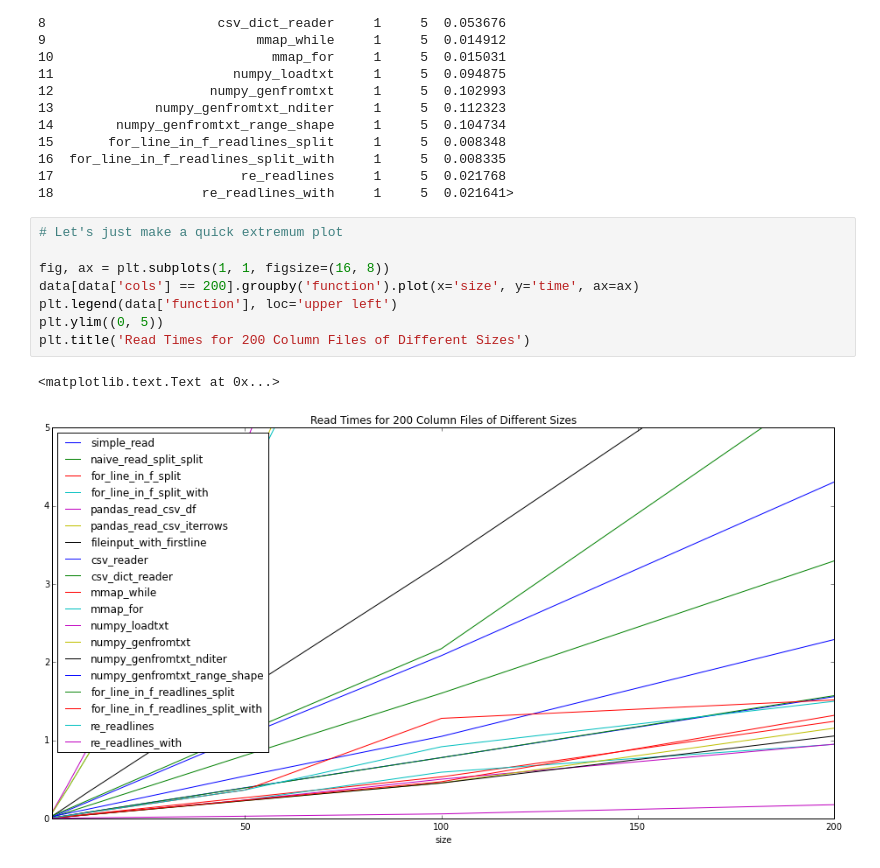
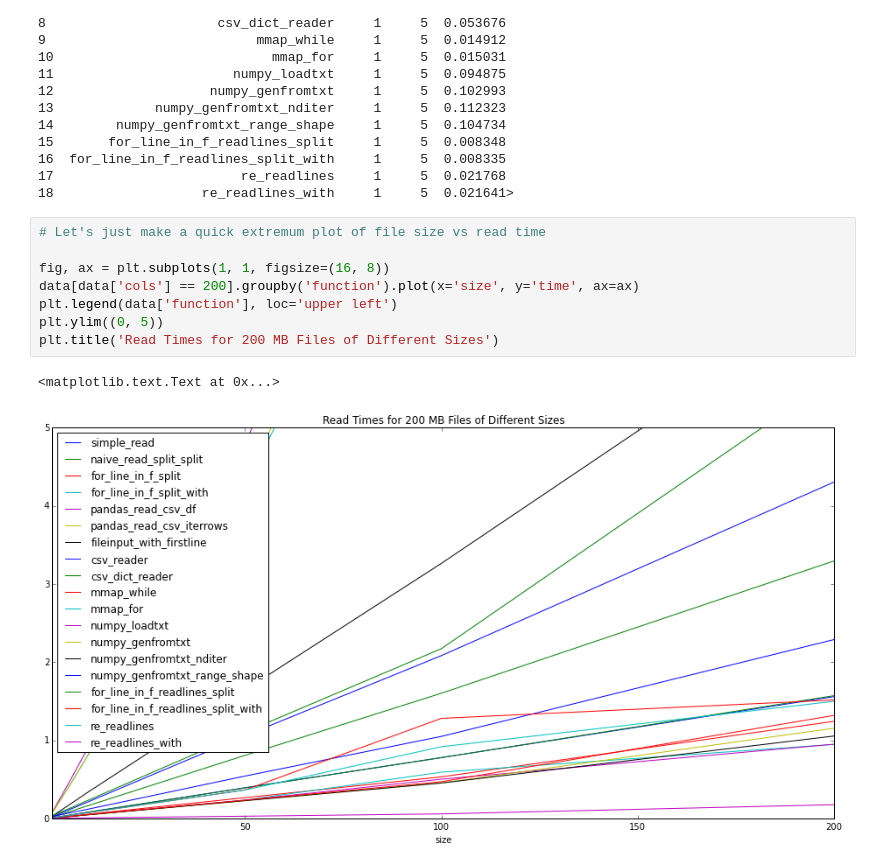
Before and after one commit to john-science/data_science_by_example, a Jupyter notebook: examples/6_reading_csv/read_csv_timing_analysis.ipynb, the cells around one changed output. Saved outputs shown, nothing was run; the diff lists cells and outputs as text.

```diff
--- a/examples/6_reading_csv/read_csv_timing_analysis.ipynb
+++ b/examples/6_reading_csv/read_csv_timing_analysis.ipynb
@@ -29,13 +29,13 @@ data[:19].describe
 17                        re_readlines     1     5  0.021768
 18                   re_readlines_with     1     5  0.021641>
 # %%
-# Let's just make a quick extremum plot
+# Let's just make a quick extremum plot of file size vs read time
 
 fig, ax = plt.subplots(1, 1, figsize=(16, 8))
 data[data['cols'] == 200].groupby('function').plot(x='size', y='time', ax=ax)
 plt.legend(data['function'], loc='upper left')
 plt.ylim((0, 5))
-plt.title('Read Times for 200 Column Files of Different Sizes')
+plt.title('Read Times for 200 MB Files of Different Sizes')
 # %% [output]
 <matplotlib.text.Text at 0x...>
-[figure, old version]
+[figure, new version]
```
Also changed, not shown: parts of 4 cells of this notebook.
